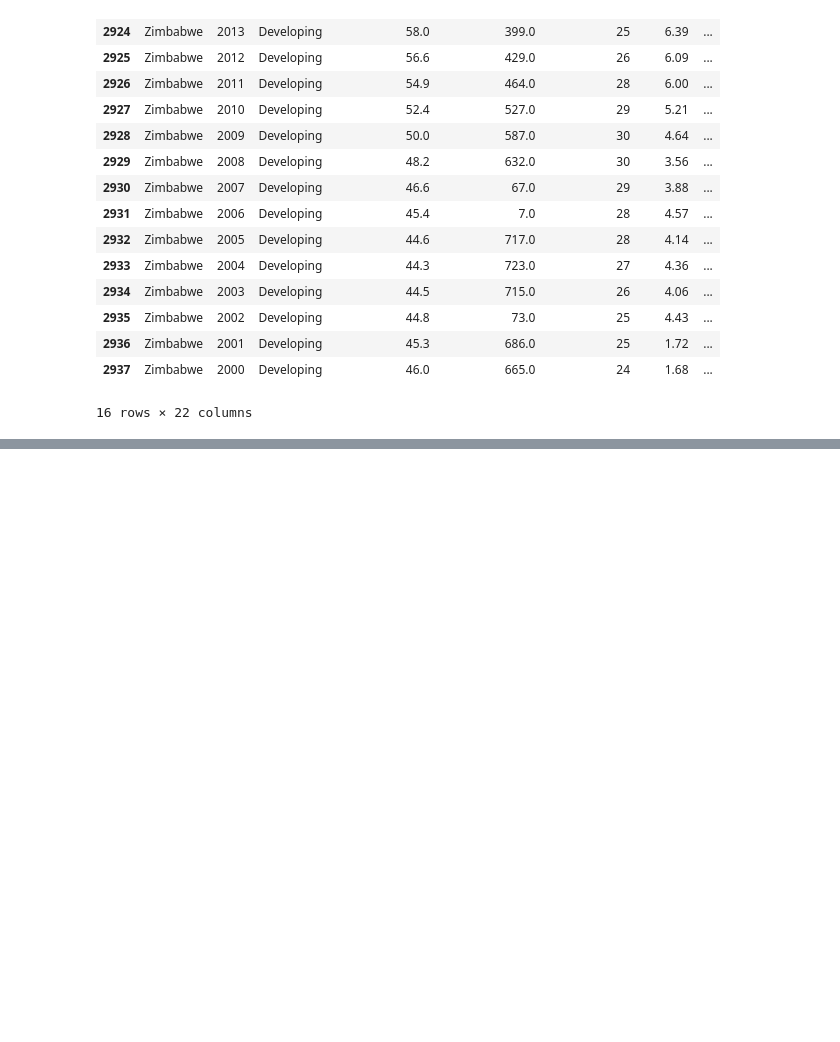
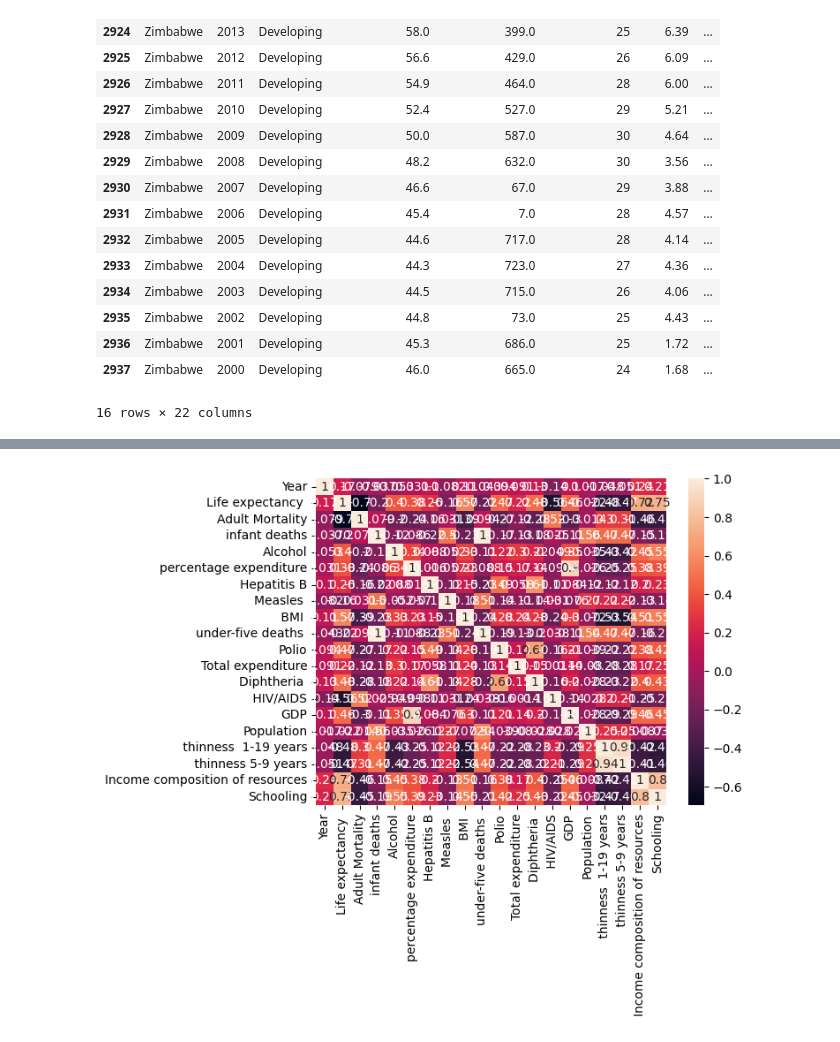
Before and after one commit to victor-duwat/Dazzle-Dash, a Jupyter notebook: notebook.ipynb, the cells around one changed output, grey strips where cells are left out. Saved outputs shown, nothing was run; the diff lists cells and outputs as text; code cells hidden in the pictures; blank space fills up the shorter version.

Commit message:
add corr

```diff
--- a/notebook.ipynb
+++ b/notebook.ipynb
@@ -172,0 +327,3 @@ zimbabwe
+# %%
+tmp = df.select_dtypes(include=['number']).corr ()
+tmp
@@ -172,0 +348,8 @@ zimbabwe
+# %%
+# Create a scatterplot
+sns.heatmap(data=tmp, annot=True)
+
+# Show the plot
+plt.show()
+# %% [output]
+[figure, added]
```
Also changed, not shown: parts of 21 cells of this notebook.
